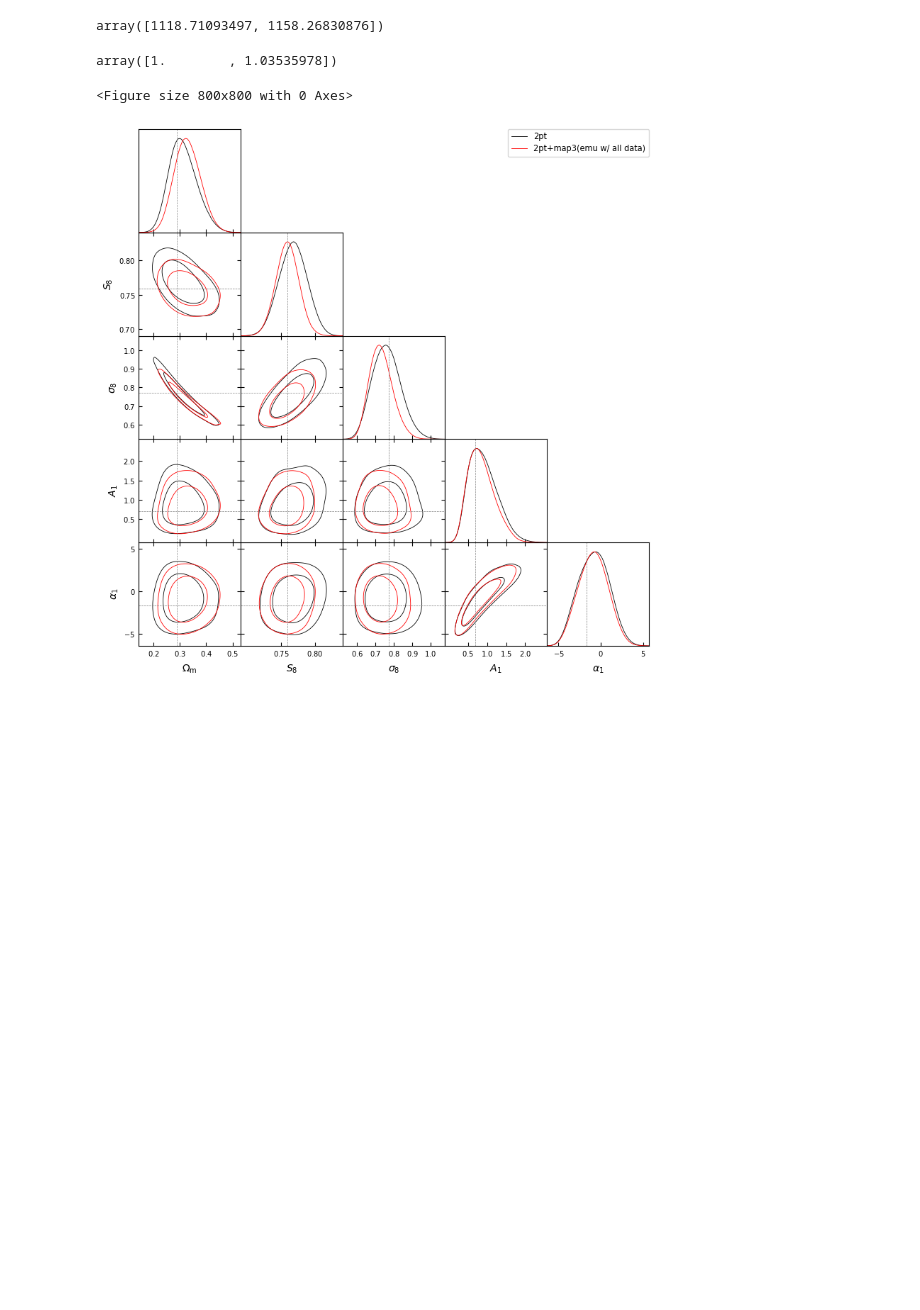
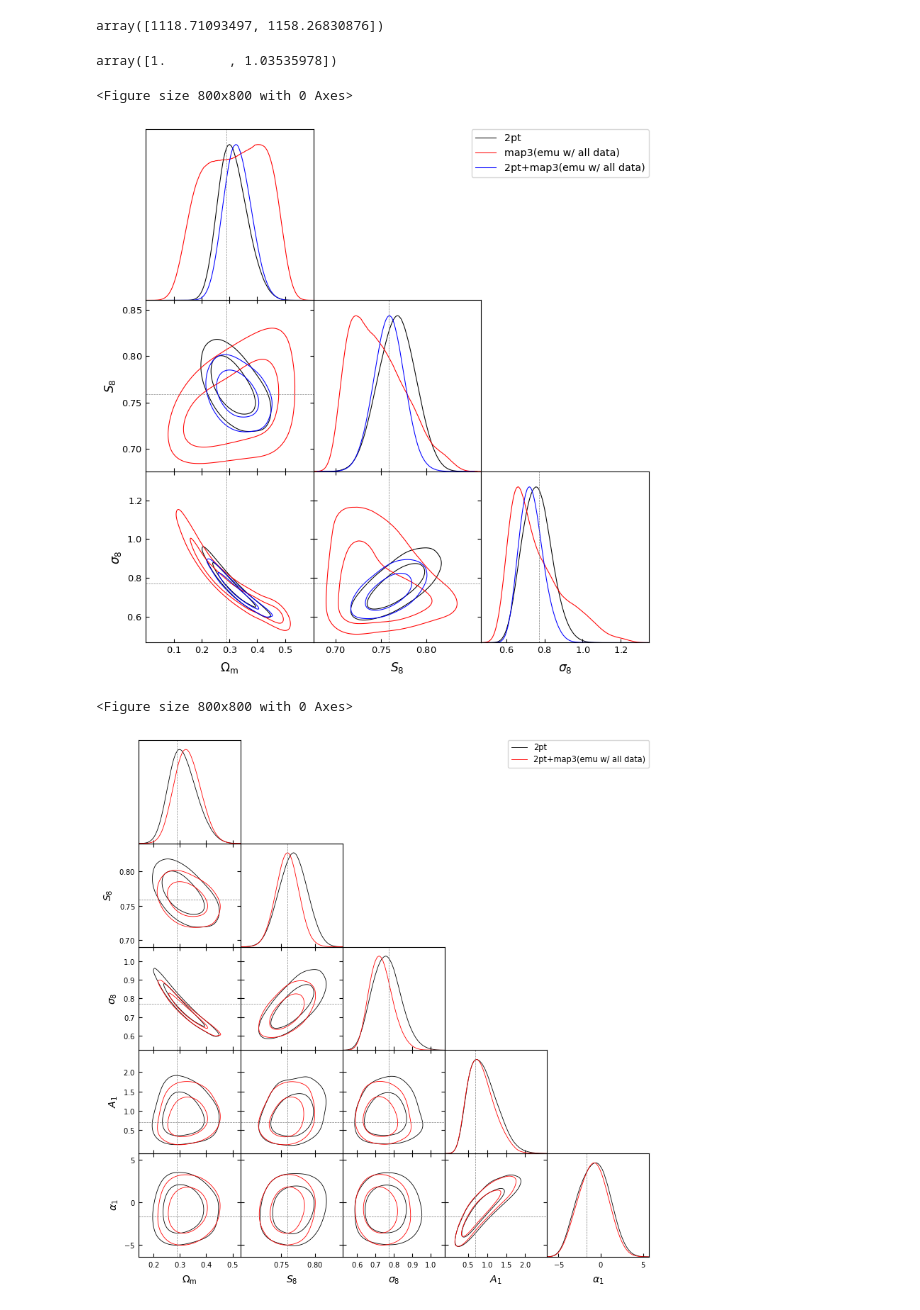
Before and after one commit to rchgomes/3pcf_integrator, a Jupyter notebook: plot-notebooks/plot-test-desy3c-run.ipynb, the cells around one changed output. Saved outputs shown, nothing was run; the diff lists cells and outputs as text; code cells hidden in the pictures; blank space fills up the shorter version.

```diff
--- a/plot-notebooks/plot-test-desy3c-run.ipynb
+++ b/plot-notebooks/plot-test-desy3c-run.ipynb
@@ -56,6 +85,16 @@ array([1118.71093497, 1158.26830876])
 improve
 # %% [output]
 array([1.        , 1.03535978])
+# %%
+g = plots.get_single_plotter(ratio=1, width_inch=8)
+g.triangle_plot([samples_2pt, samples_emu_map3_all, samples_emu_2pt_map3_all_rest], ['om', 's8', 'sig8'], filled=False, \
+    legend_labels=['2pt', 'map3(emu w/ all data)', '2pt+map3(emu w/ all data)'], legend_loc='upper right',
+    markers={'om': 0.29, 's8':0.759, 'sig8': 0.772})
+#plt.show()
+plt.savefig("2pt_map3_all_cases.pdf")
+# %% [output]
+<Figure size 800x800 with 0 Axes>
+[figure, added]
 # %%
 g = plots.get_single_plotter(ratio=1, width_inch=8)
 g.triangle_plot([samples_2pt, samples_emu_2pt_map3_all], ['om', 's8', 'sig8', 'a1', 'alpha1'], filled=False, \
```
Also changed, not shown: parts of 2 cells of this notebook, 2 other files.
